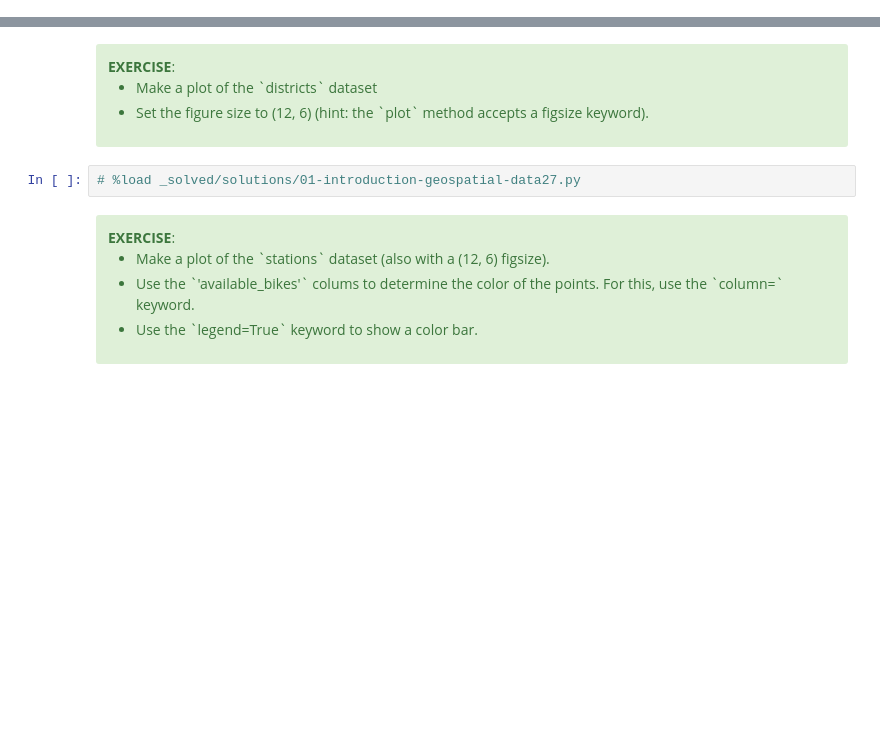
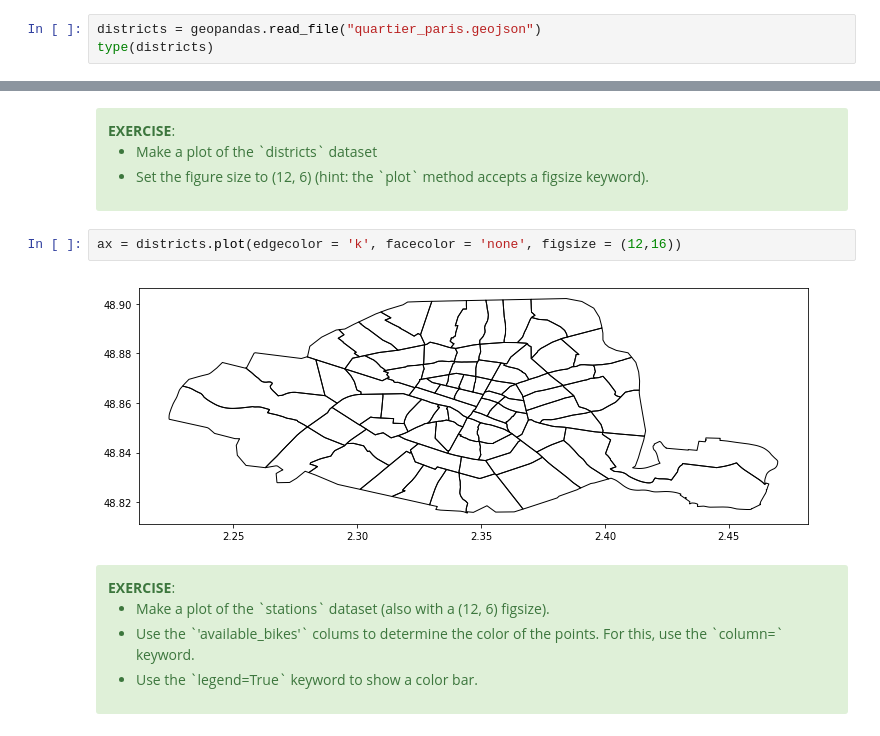
Before and after one commit to LorenzMenendez/UChicago-GIS-Coursework, a Jupyter notebook: Labs/Lab 4/01-introduction-geospatial-data.ipynb, the cells around one changed output, grey strips where cells are left out. Saved outputs shown, nothing was run; the diff lists cells and outputs as text; blank space fills up the shorter version.

```diff
--- a/Labs/Lab 4/01-introduction-geospatial-data.ipynb
+++ b/Labs/Lab 4/01-introduction-geospatial-data.ipynb
@@ -203,0 +236,3 @@ Let's explore those datasets:
+# %%
+districts = geopandas.read_file("quartier_paris.geojson")
+type(districts)
@@ -209,8 +270,10 @@ Let's explore those datasets:
   <li>Set the figure size to (12, 6) (hint: the `plot` method accepts a figsize keyword).</li>
  </ul>
 </div>
-# %%
-# %load _solved/solutions/01-introduction-geospatial-data27.py
+# %%
+ax = districts.plot(edgecolor = 'k', facecolor = 'none', figsize = (12,16))
+# %% [output]
+[figure, added]
 # %% [markdown]
 <div class="alert alert-success">
  <b>EXERCISE</b>:
```
Also changed, not shown: parts of 40 cells of this notebook, 22 other files.
